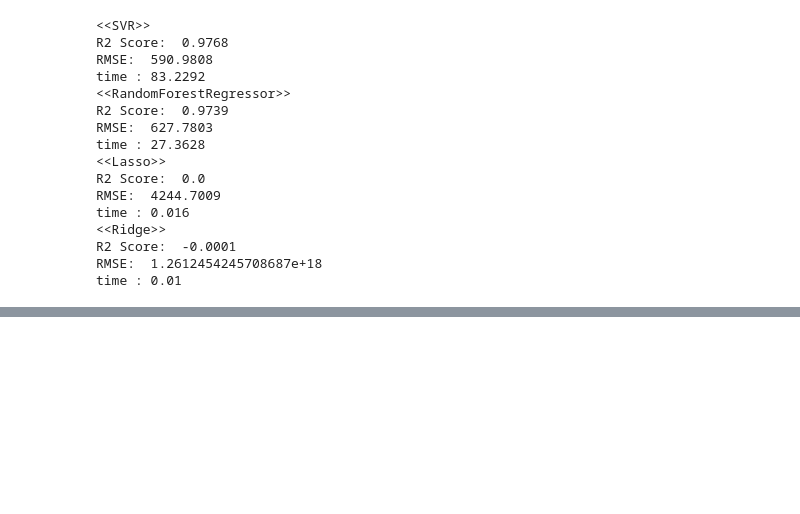
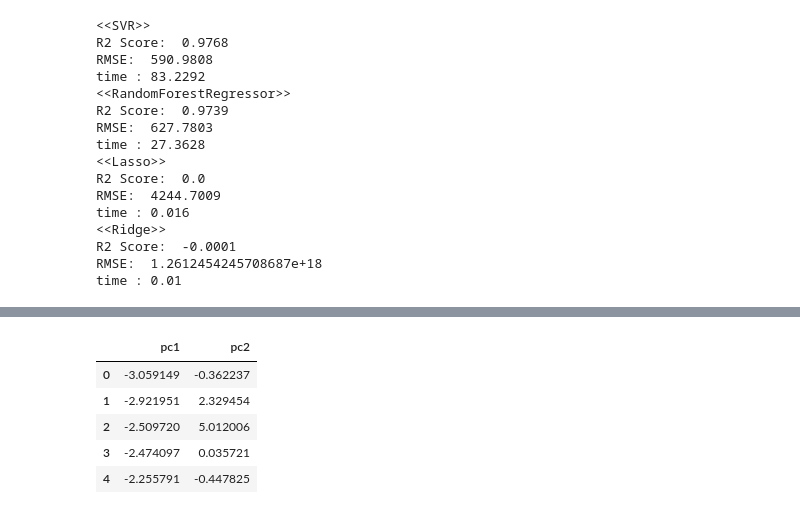
Before and after one commit to Park-Young-Bin/ADP_code, a Jupyter notebook: Kaggle_Diamonds Price Dataset.ipynb, the cells around one changed output, grey strips where cells are left out. Saved outputs shown, nothing was run; the diff lists cells and outputs as text; code cells hidden in the pictures; blank space fills up the shorter version.

```diff
--- a/Kaggle_Diamonds Price Dataset.ipynb
+++ b/Kaggle_Diamonds Price Dataset.ipynb
@@ -465,0 +494,13 @@ time : 0.01
+# %%
+# 새로운 데이터프레임 확인
+pca = PCA(n_components=2)
+principleComponents = pca.fit_transform(x_scaled)
+principle_x = pd.DataFrame(data=principleComponents, columns=['pc1', 'pc2'])
+principle_x.head()
+# %% [output]
+|  | pc1 | pc2 |
+| 0 | -3.059149 | -0.362237 |
+| 1 | -2.921951 | 2.329454 |
+| 2 | -2.509720 | 5.012006 |
+| 3 | -2.474097 | 0.035721 |
+| 4 | -2.255791 | -0.447825 |
```
Also changed, not shown: parts of 6 cells of this notebook.
